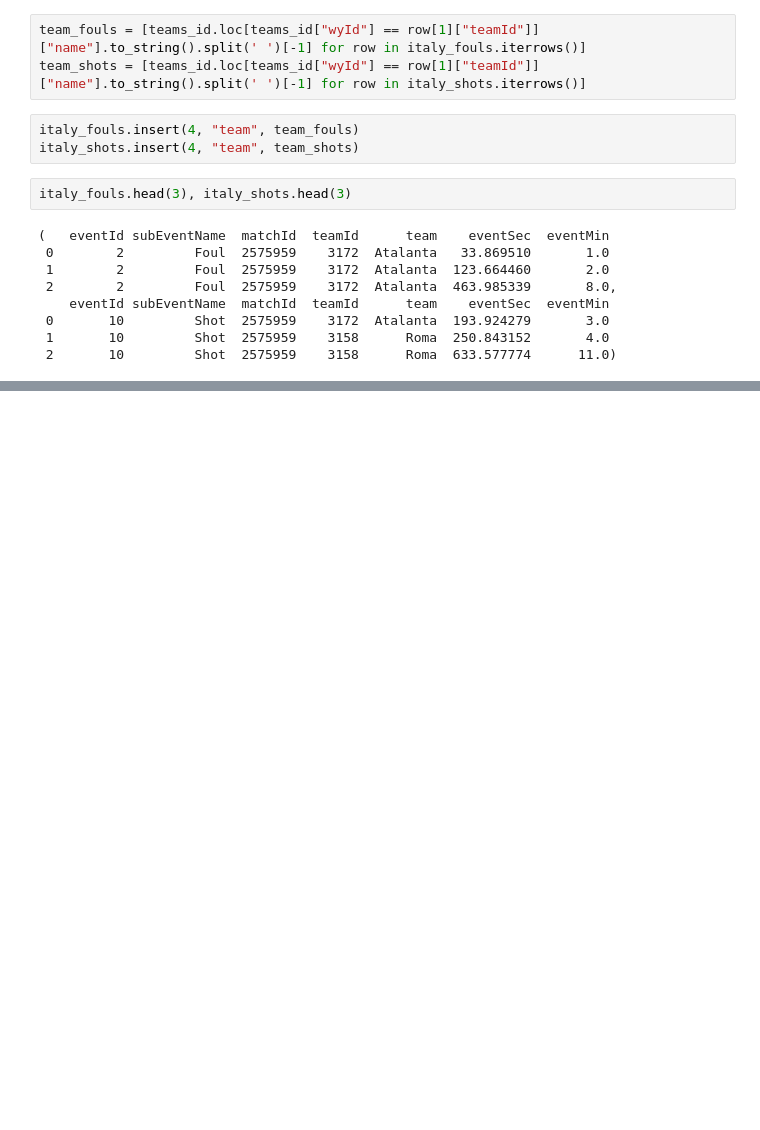
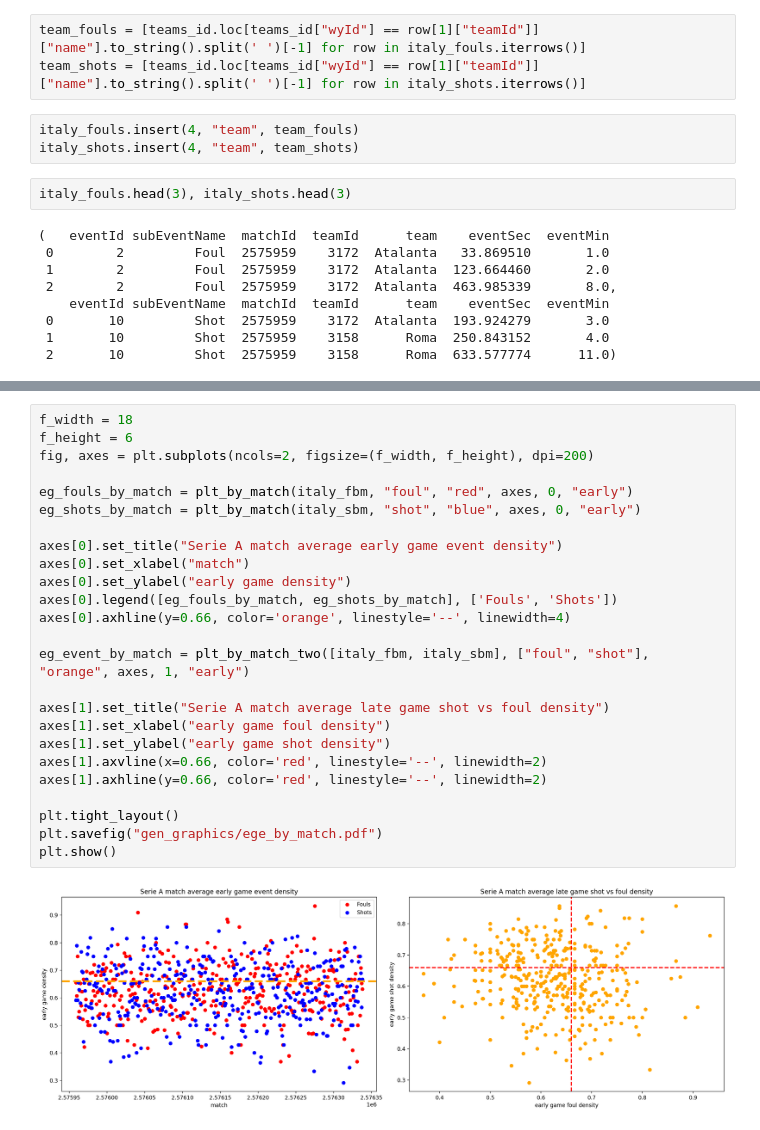
Before and after one commit to axndyg/sagb_inrto_project, a Jupyter notebook: Italy/italy_modeling.ipynb, the cells around one changed output, grey strips where cells are left out. Cells and saved outputs as stored; diff of their text form; blank space fills up the shorter version.

```diff
--- a/Italy/italy_modeling.ipynb
+++ b/Italy/italy_modeling.ipynb
@@ -95,0 +149,27 @@ def compute_lg_density(col):
+# %%
+f_width = 18
+f_height = 6
+fig, axes = plt.subplots(ncols=2, figsize=(f_width, f_height), dpi=200)
+
+eg_fouls_by_match = plt_by_match(italy_fbm, "foul", "red", axes, 0, "early")
+eg_shots_by_match = plt_by_match(italy_sbm, "shot", "blue", axes, 0, "early")
+
+axes[0].set_title("Serie A match average early game event density")
+axes[0].set_xlabel("match")
+axes[0].set_ylabel("early game density")
+axes[0].legend([eg_fouls_by_match, eg_shots_by_match], ['Fouls', 'Shots'])
+axes[0].axhline(y=0.66, color='orange', linestyle='--', linewidth=4)
+
+eg_event_by_match = plt_by_match_two([italy_fbm, italy_sbm], ["foul", "shot"], "orange", axes, 1, "early")
+
+axes[1].set_title("Serie A match average late game shot vs foul density")
+axes[1].set_xlabel("early game foul density")
+axes[1].set_ylabel("early game shot density")
+axes[1].axvline(x=0.66, color='red', linestyle='--', linewidth=2)
+axes[1].axhline(y=0.66, color='red', linestyle='--', linewidth=2)
+
+plt.tight_layout()
+plt.savefig("gen_graphics/ege_by_match.pdf")
+plt.show()
+# %% [output]
+[figure, added]
```
Also changed, not shown: parts of 7 cells of this notebook, 8 other files.
